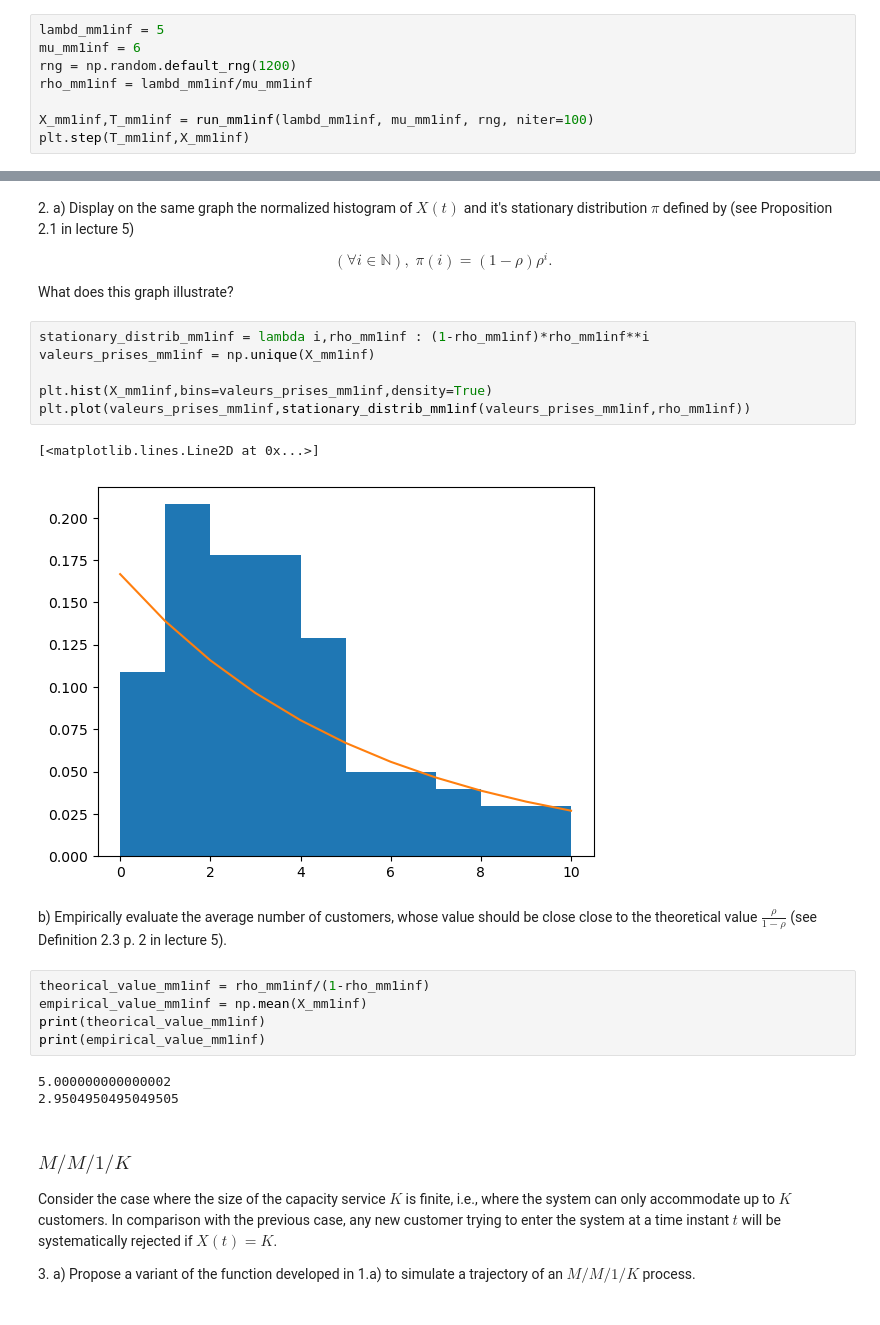
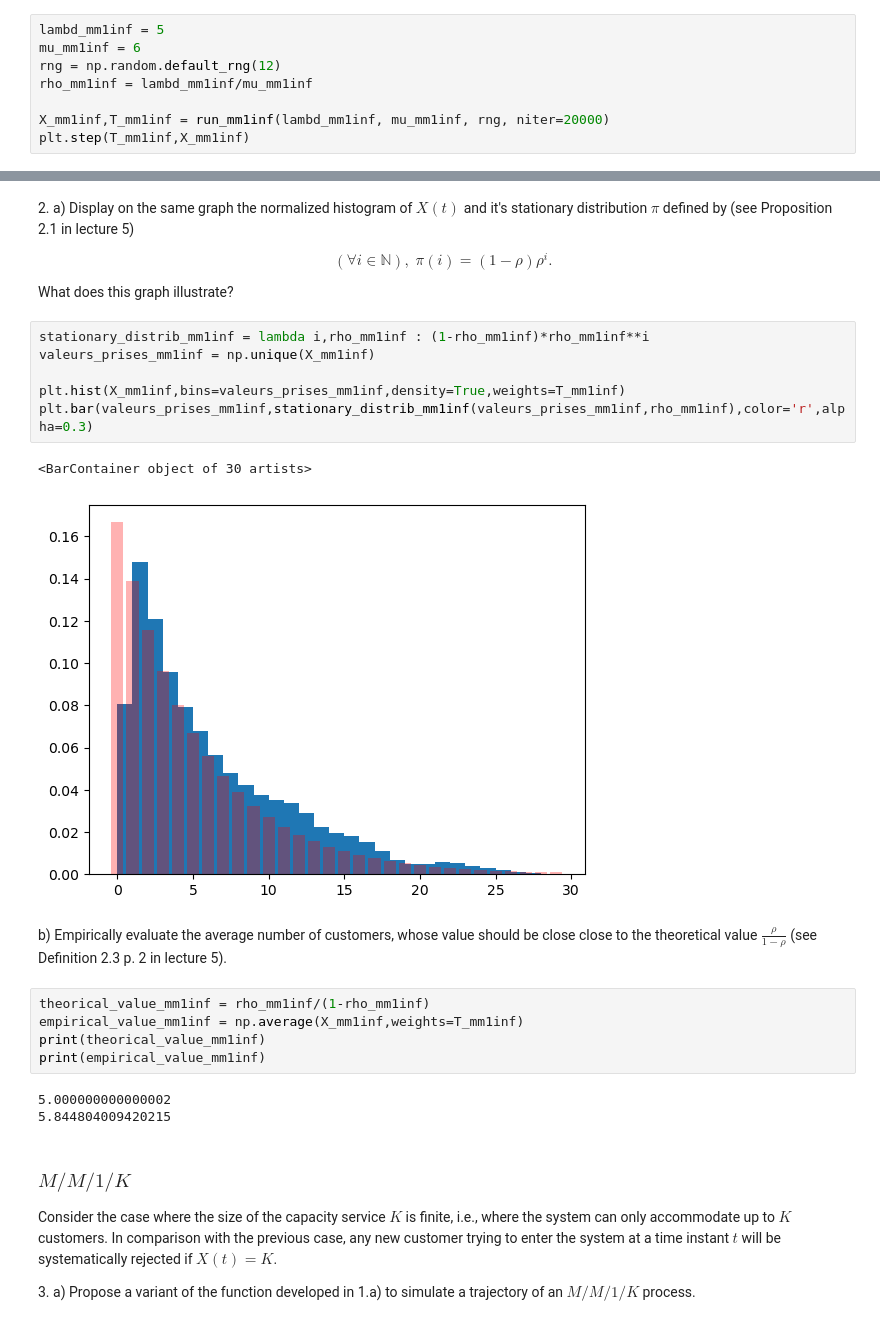
Before and after one commit to VictorNiaussat/MarkovChain, a Jupyter notebook: lab2_markov_students/lab2_notebook.ipynb, the cells around one changed output, grey strips where cells are left out. Drawn from its saved outputs; the diff is of its cells as text.

```diff
--- a/lab2_markov_students/lab2_notebook.ipynb
+++ b/lab2_markov_students/lab2_notebook.ipynb
@@ -123,10 +123,10 @@ b) Display the generated trajectory of the process for $(\lambda,\mu) = (5, 6)$
 # %%
 lambd_mm1inf = 5
 mu_mm1inf = 6
-rng = np.random.default_rng(1200)
+rng = np.random.default_rng(12)
 rho_mm1inf = lambd_mm1inf/mu_mm1inf
 
-X_mm1inf,T_mm1inf = run_mm1inf(lambd_mm1inf, mu_mm1inf, rng, niter=100)
+X_mm1inf,T_mm1inf = run_mm1inf(lambd_mm1inf, mu_mm1inf, rng, niter=20000)
 plt.step(T_mm1inf,X_mm1inf)
 # %% [output]
 [<matplotlib.lines.Line2D at 0x...>]
@@ -142,22 +142,22 @@ What does this graph illustrate?
 # %%
 stationary_distrib_mm1inf = lambda i,rho_mm1inf : (1-rho_mm1inf)*rho_mm1inf**i
 valeurs_prises_mm1inf = np.unique(X_mm1inf)
 
-plt.hist(X_mm1inf,bins=valeurs_prises_mm1inf,density=True)
-plt.plot(valeurs_prises_mm1inf,stationary_distrib_mm1inf(valeurs_prises_mm1inf,rho_mm1inf))
+plt.hist(X_mm1inf,bins=valeurs_prises_mm1inf,density=True,weights=T_mm1inf)
+plt.bar(valeurs_prises_mm1inf,stationary_distrib_mm1inf(valeurs_prises_mm1inf,rho_mm1inf),color='r',alpha=0.3)
 # %% [output]
-[<matplotlib.lines.Line2D at 0x...>]
+<BarContainer object of 30 artists>
-[figure, old version]
+[figure, new version]
 # %% [markdown]
 b) Empirically evaluate the average number of customers, whose value should be close close to the theoretical value $\frac{\rho}{1-\rho}$ (see Definition 2.3 p. 2 in lecture 5).
 # %%
 theorical_value_mm1inf = rho_mm1inf/(1-rho_mm1inf)
-empirical_value_mm1inf = np.mean(X_mm1inf)
+empirical_value_mm1inf = np.average(X_mm1inf,weights=T_mm1inf)
 print(theorical_value_mm1inf)
 print(empirical_value_mm1inf)
 # %% [output]
 5.000000000000002
-2.9504950495049505
+5.844804009420215
 # %% [markdown]
 ### $M/M/1/K$
 
```
Also changed, not shown: parts of 7 cells of this notebook, 2 other files.
